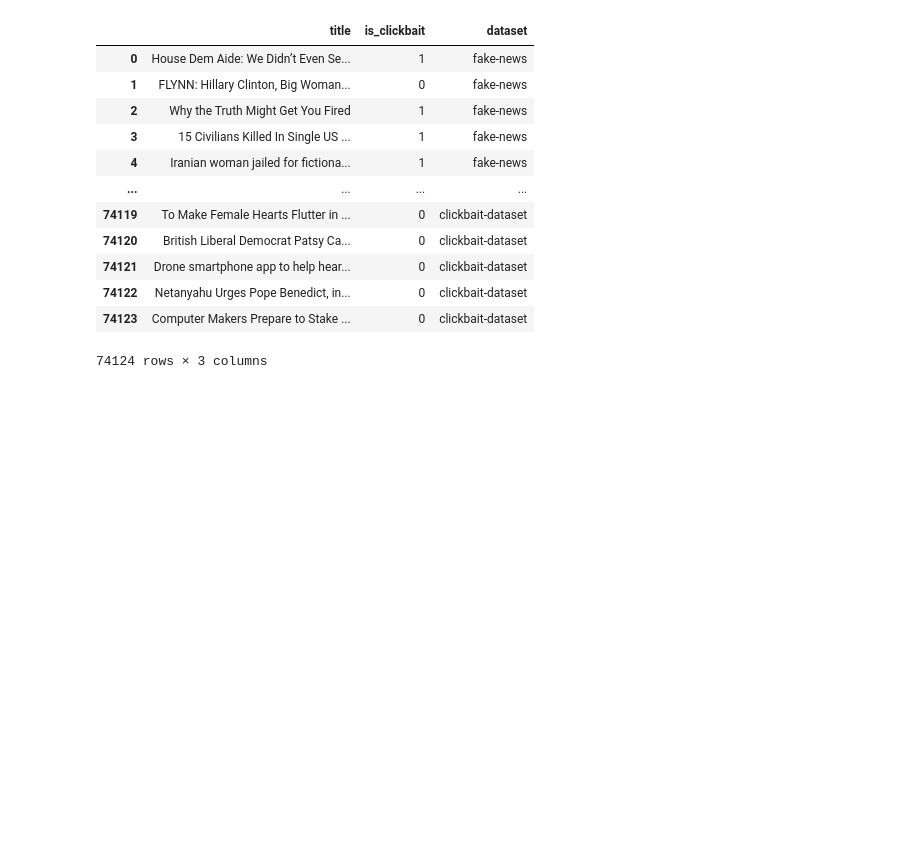
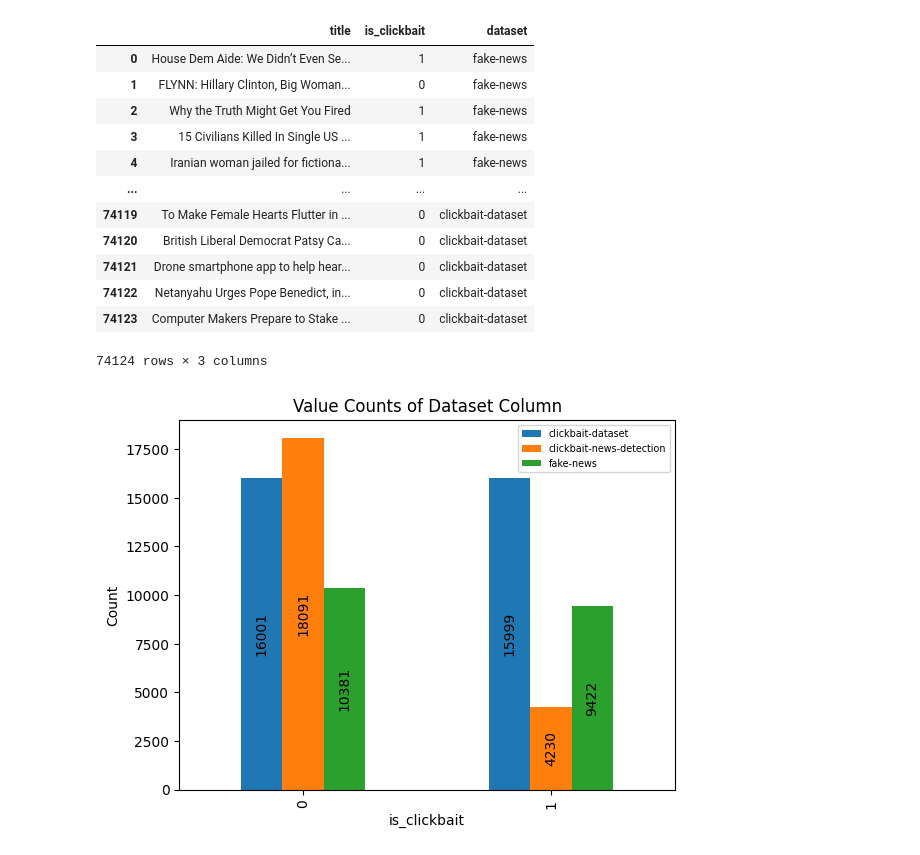
Before and after one commit to amajczyk/pracaInzynierska, a Jupyter notebook: eda/connected 1-3/eda.ipynb, the cells around one changed output. Cells and saved outputs as stored; diff of their text form; code cells hidden in the pictures; blank space fills up the shorter version.

Commit message:
add nice plots

```diff
--- a/eda/connected 1-3/eda.ipynb
+++ b/eda/connected 1-3/eda.ipynb
@@ -55,3 +55,23 @@ df
 | 74122 | Netanyahu Urges Pope Benedict, in... | 0 | clickbait-dataset |
 | 74123 | Computer Makers Prepare to Stake ... | 0 | clickbait-dataset |
 74124 rows × 3 columns
+# %%
+# Plot the grouped data
+ax = grouped.plot(kind='bar', stacked=False)
+
+# Set the plot title and labels
+plt.title('Value Counts of Dataset Column')
+plt.xlabel('is_clickbait')
+plt.ylabel('Count')
+
+# Make the legend smaller
+ax.legend(fontsize='x-small')
+
+# Add text to each bar
+for p in ax.patches:
+    ax.annotate(str(p.get_height()), (p.get_x() + p.get_width() / 2, p.get_height() / 2), ha='center', va='center', rotation=90)
+
+# Show the plot
+plt.show()
+# %% [output]
+[figure, added]
```
Also changed, not shown: parts of 1 cell of this notebook, 1 other file.
